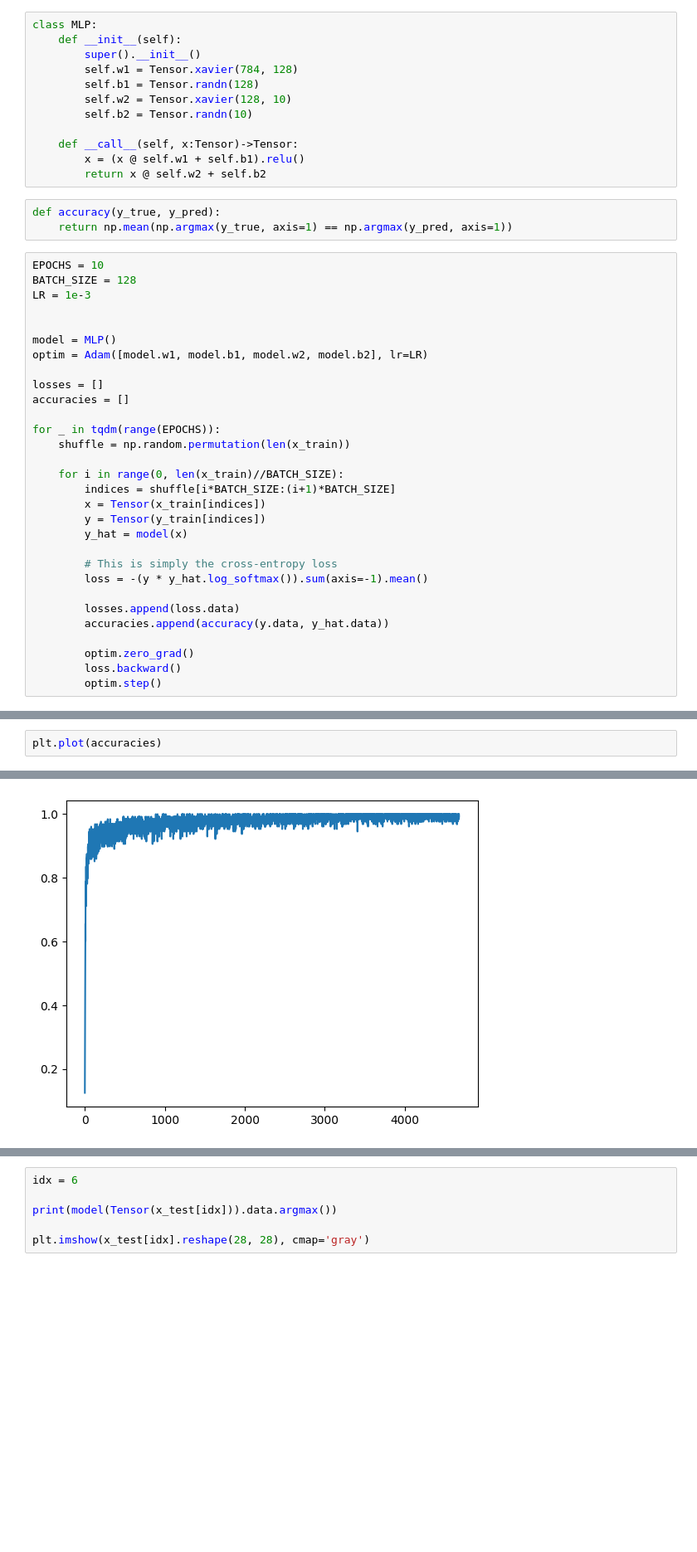
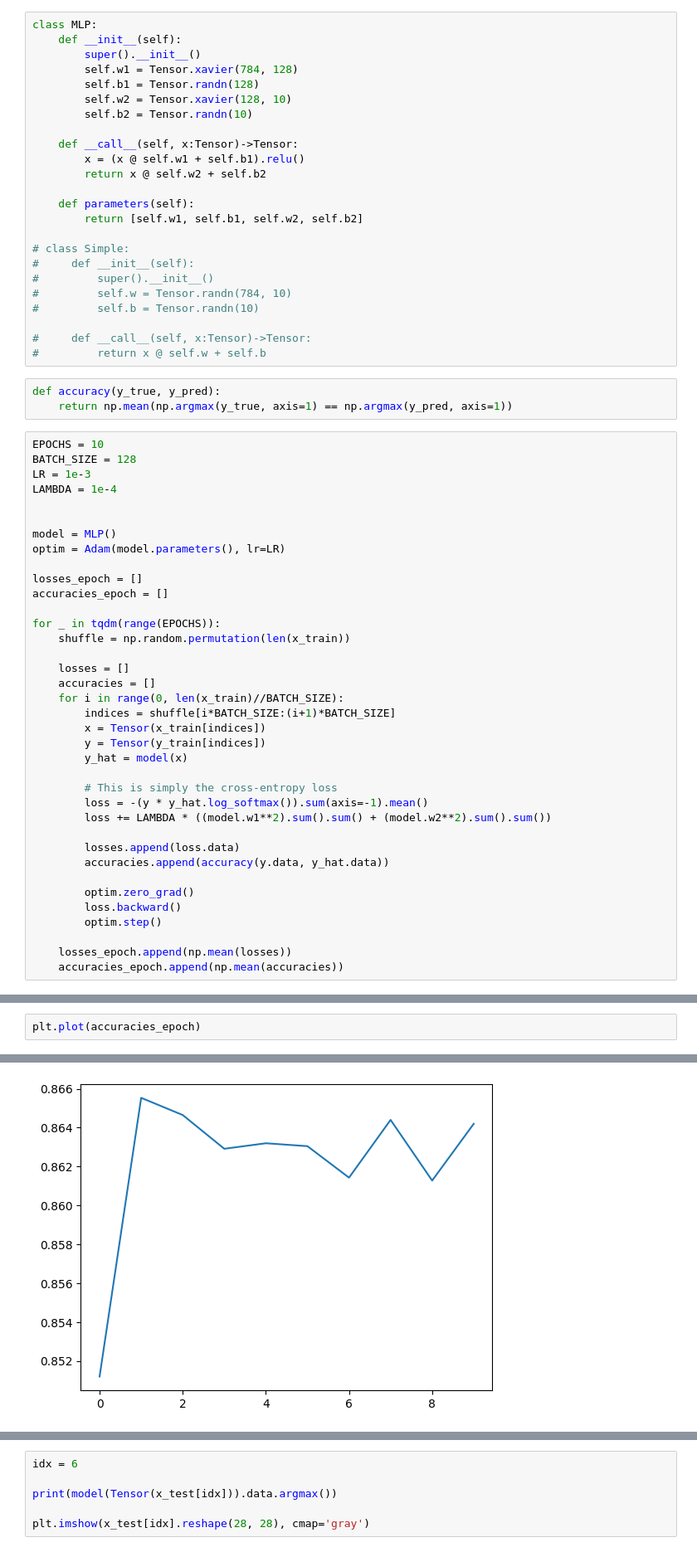
Before and after one commit to BjarniHaukur/milligrad, a Jupyter notebook: examples/mnist.ipynb, the cells around one changed output, grey strips where cells are left out. Shown at 83% size. Cells and saved outputs as stored; diff of their text form; blank space fills up the shorter version.

```diff
--- a/examples/mnist.ipynb
+++ b/examples/mnist.ipynb
@@ -35,6 +38,18 @@ class MLP:
     def __call__(self, x:Tensor)->Tensor:
         x = (x @ self.w1 + self.b1).relu()
         return x @ self.w2 + self.b2
+
+    def parameters(self):
+        return [self.w1, self.b1, self.w2, self.b2]
+
+# class Simple:
+#     def __init__(self):
+#         super().__init__()
+#         self.w = Tensor.randn(784, 10)
+#         self.b = Tensor.randn(10)
+
+#     def __call__(self, x:Tensor)->Tensor:
+#         return x @ self.w + self.b
 # %%
 def accuracy(y_true, y_pred):
     return np.mean(np.argmax(y_true, axis=1) == np.argmax(y_pred, axis=1))
@@ -42,17 +57,20 @@ def accuracy(y_true, y_pred):
 EPOCHS = 10
 BATCH_SIZE = 128
 LR = 1e-3
+LAMBDA = 1e-4
 
 
 model = MLP()
-optim = Adam([model.w1, model.b1, model.w2, model.b2], lr=LR)
+optim = Adam(model.parameters(), lr=LR)
 
-losses = []
-accuracies = []
+losses_epoch = []
+accuracies_epoch = []
 
 for _ in tqdm(range(EPOCHS)):
     shuffle = np.random.permutation(len(x_train))
 
+    losses = []
+    accuracies = []
     for i in range(0, len(x_train)//BATCH_SIZE):
         indices = shuffle[i*BATCH_SIZE:(i+1)*BATCH_SIZE]
         x = Tensor(x_train[indices])
@@ -61,6 +79,7 @@ for _ in tqdm(range(EPOCHS)):
 
         # This is simply the cross-entropy loss
         loss = -(y * y_hat.log_softmax()).sum(axis=-1).mean()
+        loss += LAMBDA * ((model.w1**2).sum().sum() + (model.w2**2).sum().sum())
 
         losses.append(loss.data)
         accuracies.append(accuracy(y.data, y_hat.data))
@@ -68,3 +87,6 @@ for _ in tqdm(range(EPOCHS)):
         optim.zero_grad()
         loss.backward()
         optim.step()
+
+    losses_epoch.append(np.mean(losses))
+    accuracies_epoch.append(np.mean(accuracies))
@@ -78,8 +132,8 @@ plt.show()
 # %%
-plt.plot(accuracies)
+plt.plot(accuracies_epoch)
 # %% [output]
 [<matplotlib.lines.Line2D at 0x...>]
-[figure, old version]
+[figure, new version]
 # %%
 accuracy(y_test, model(Tensor(x_test)).data)
 # %% [output]
```
Also changed, not shown: parts of 6 cells of this notebook, 2 other files.
